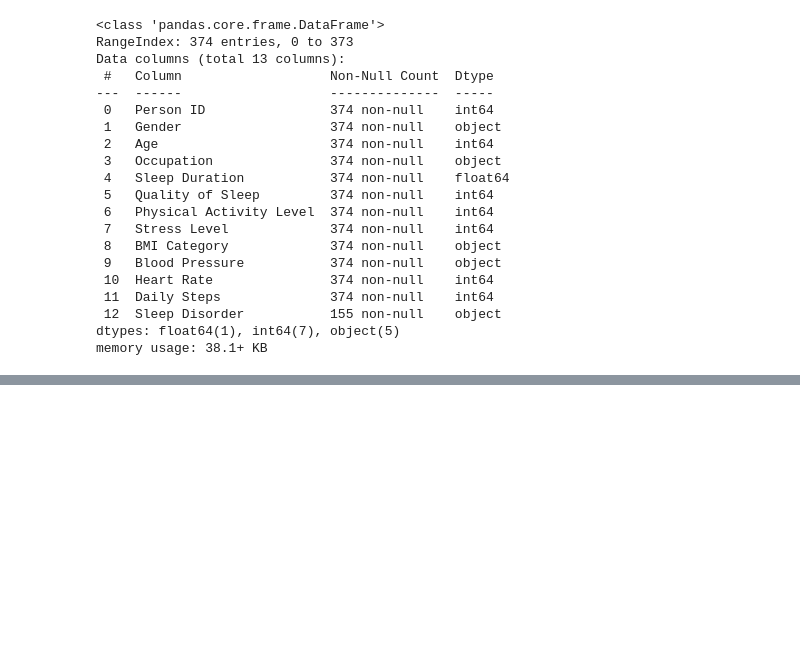
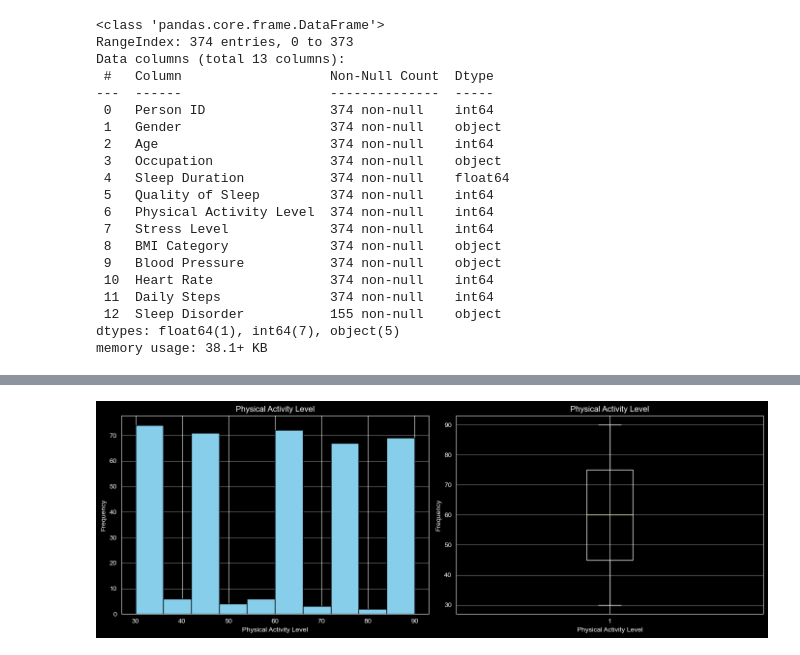
Before and after one commit to kinant/ud-stats-nd, a Jupyter notebook: PR01 - Describe Health and Sleep Quality Data/PR01 - Describe Health and Sleep Quality Data.ipynb, the cells around one changed output, grey strips where cells are left out. Saved outputs shown, nothing was run; the diff lists cells and outputs as text; code cells hidden in the pictures; blank space fills up the shorter version.

Commit message:
PR01 - Basic Info and Plots

```diff
--- a/PR01 - Describe Health and Sleep Quality Data/PR01 - Describe Health and Sleep Quality Data.ipynb
+++ b/PR01 - Describe Health and Sleep Quality Data/PR01 - Describe Health and Sleep Quality Data.ipynb
@@ -50,3 +53,25 @@ data.describe()
 | 50% | 187.500000 | 43.000000 | 7.200000 | 7.000000 | 60.000000 | 5.000000 | 70.000000 | ... |
 | 75% | 280.750000 | 50.000000 | 7.800000 | 8.000000 | 75.000000 | 7.000000 | 72.000000 | ... |
 | max | 374.000000 | 59.000000 | 8.500000 | 9.000000 | 90.000000 | 8.000000 | 86.000000 | ... |
+# %%
+# Physical Activity Level
+fig, ax = plt.subplots(1, 2, figsize=(14, 5))
+
+# Plot 1: Physical Activity Level histogram
+ax[0].hist(data['Physical Activity Level'], color='skyblue', edgecolor='black')
+ax[0].set_xlabel('Physical Activity Level')
+ax[0].set_ylabel('Frequency')
+ax[0].set_title('Physical Activity Level')
+ax[0].grid(axis='y', alpha=0.5)
+
+# Plot 2: Physical Activity Level box plot
+ax[1].boxplot(data['Physical Activity Level'])
+ax[1].set_xlabel('Physical Activity Level')
+ax[1].set_ylabel('Frequency')
+ax[1].set_title('Physical Activity Level')
+ax[1].grid(axis='y', alpha=0.5)
+
+plt.tight_layout()
+plt.show()
+# %% [output]
+[figure, added]
```
Also changed, not shown: parts of 3 cells of this notebook, 1 other file.
